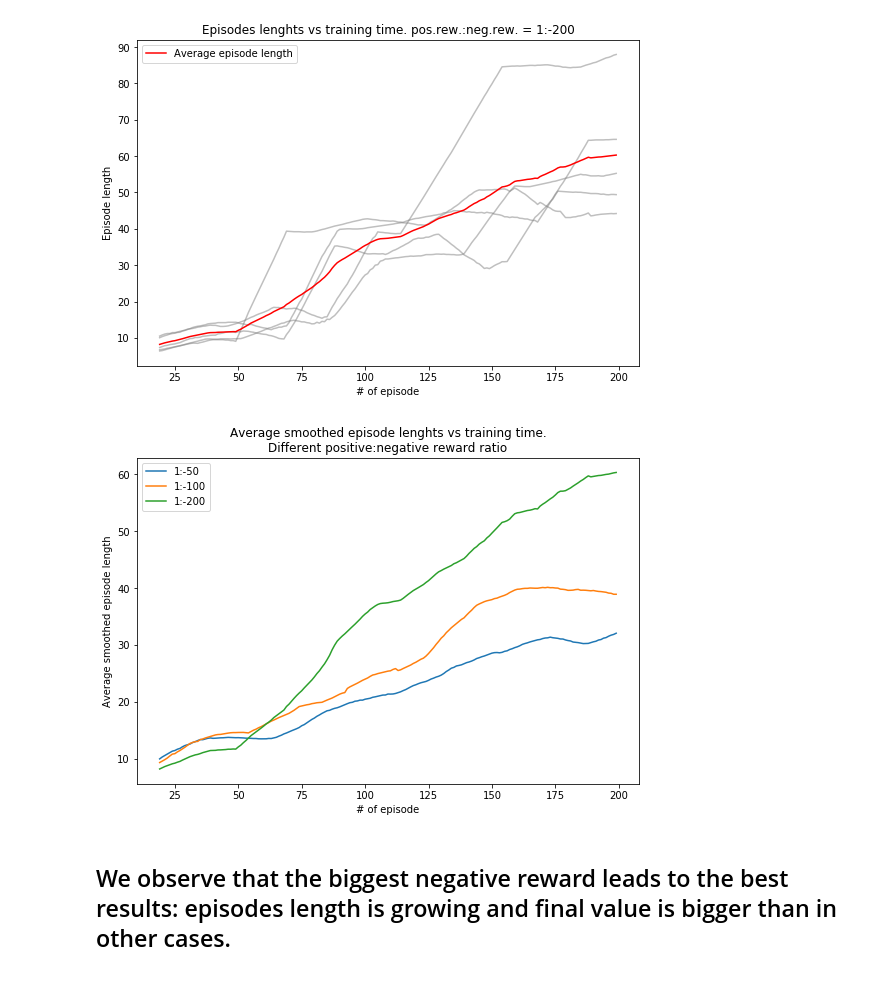
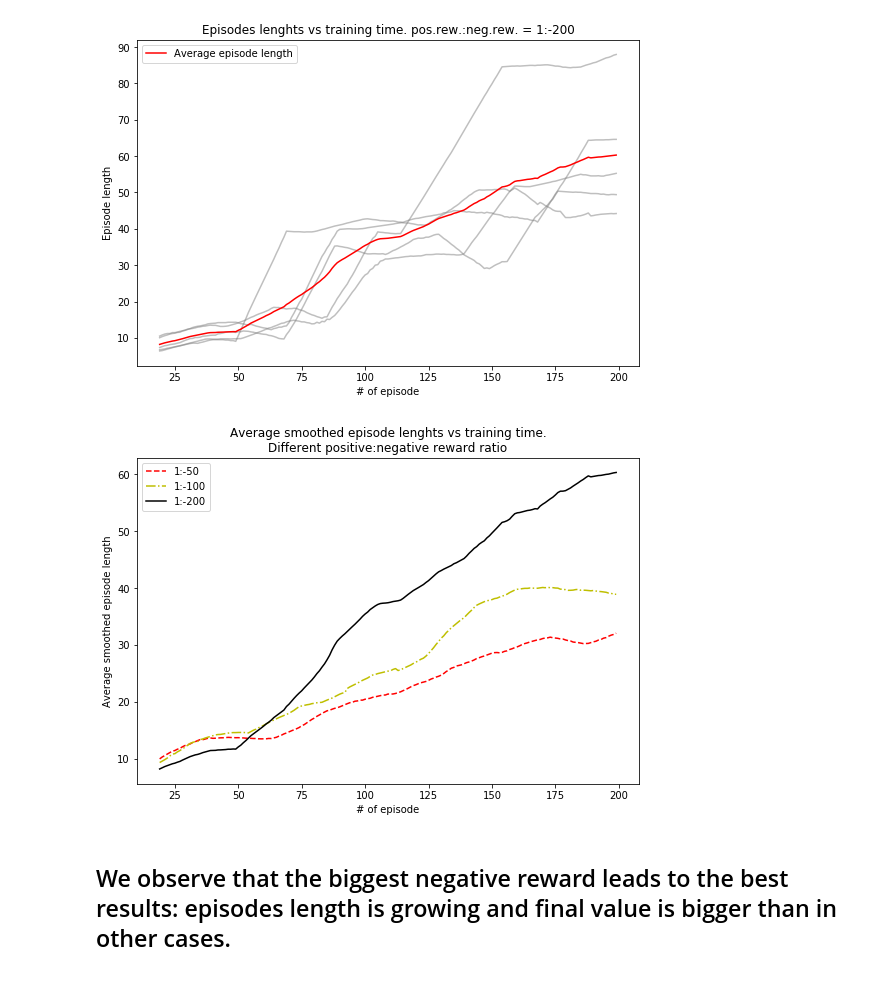
Before and after one commit to ucuapps/modelicagym, a Jupyter notebook: examples/experiments_results/Experiments results.ipynb, the cells around one changed output. Cells and saved outputs as stored; diff of their text form; code cells hidden in the pictures.

```diff
--- a/examples/experiments_results/Experiments results.ipynb
+++ b/examples/experiments_results/Experiments results.ipynb
@@ -253,15 +253,15 @@ Mean time per simulation step: 0.113 s, std: 0.001 s
 Total execution time: 3927.198 s for 34898 steps -> 0.113 s per step
 [figure]
 # %%
-plt.plot(small_rr_smoothed, label="1:-50")
-plt.plot(medium_rr_smoothed, label="1:-100")
-plt.plot(big_rr_smoothed, label="1:-200")
+plt.plot(small_rr_smoothed, 'r--', label="1:-50")
+plt.plot(medium_rr_smoothed, 'y-.', label="1:-100")
+plt.plot(big_rr_smoothed, 'k', label="1:-200")
 plt.title("Average smoothed episode lenghts vs training time.\nDifferent positive:negative reward ratio")
 plt.xlabel("# of episode")
 plt.ylabel("Average smoothed episode length")
 plt.legend();
 # %% [output]
-[figure, old version]
+[figure, new version]
 # %% [markdown]
 ## We observe that the biggest negative reward leads to the best results: episodes length is growing and final value is bigger than in other cases.
 ## On the contrary, with smaller negative reward one can observe slower training and even significant decrease in performance in particular experiment runs. This decreases are expected to be fixed with longer experiments, but this is not an optimal approach.
```
Also changed, not shown: parts of 1 cell of this notebook.
